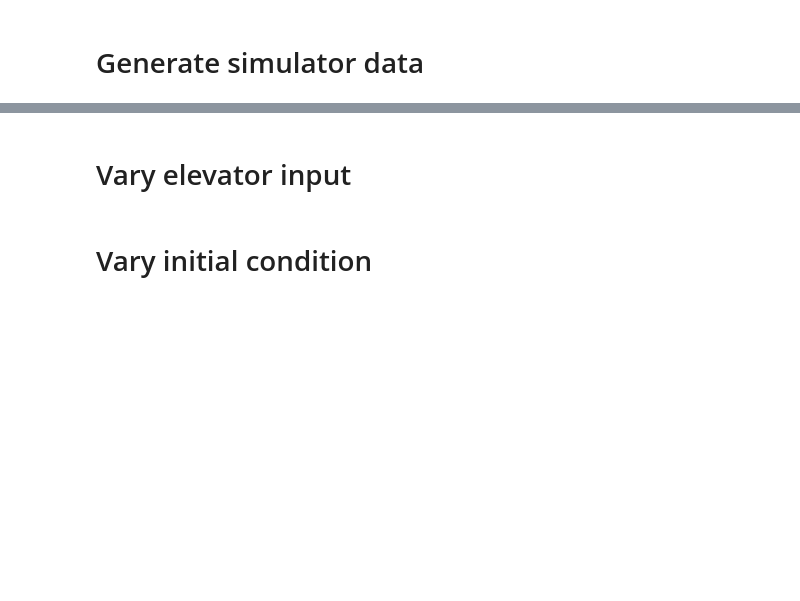
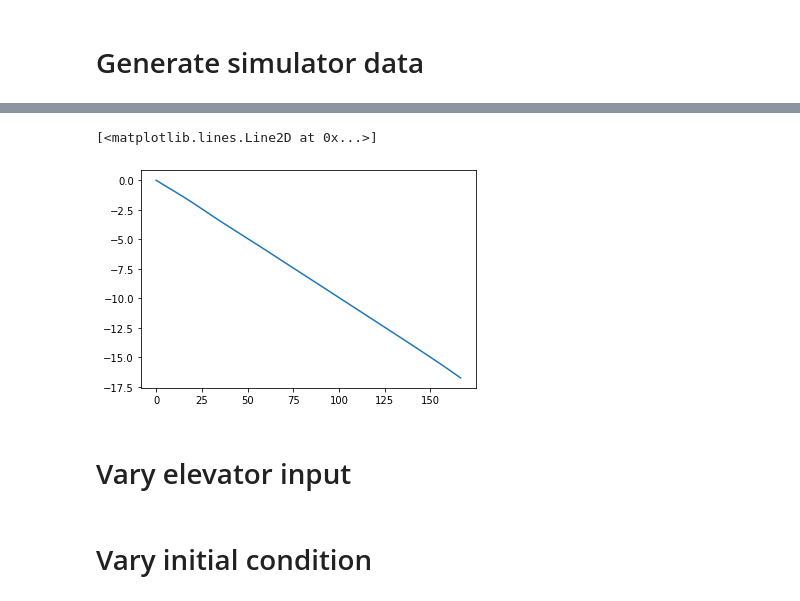
Before and after one commit to jdebecdelievre/PyFME, a Jupyter notebook: examples/Generate batch data with simulator-Copy1.ipynb, the cells around one changed output, grey strips where cells are left out. Drawn from its saved outputs; the diff is of its cells as text; code cells hidden in the pictures; blank space fills up the shorter version.

```diff
--- a/examples/Generate batch data with simulator-Copy1.ipynb
+++ b/examples/Generate batch data with simulator-Copy1.ipynb
@@ -76,2 +105,7 @@ DF.to_csv('tmp.csv')
+# %%
+plt.plot(sol.x_e, -sol.z_e)
+# %% [output]
+[<matplotlib.lines.Line2D at 0x...>]
+[figure, added]
 # %%
 mml = pd.read_csv('../../../../systemid/MyPackages/mechamod/mechamodlearnprivate/experiments/data.csv')
```
Also changed, not shown: parts of 21 cells of this notebook, 21 other files.
